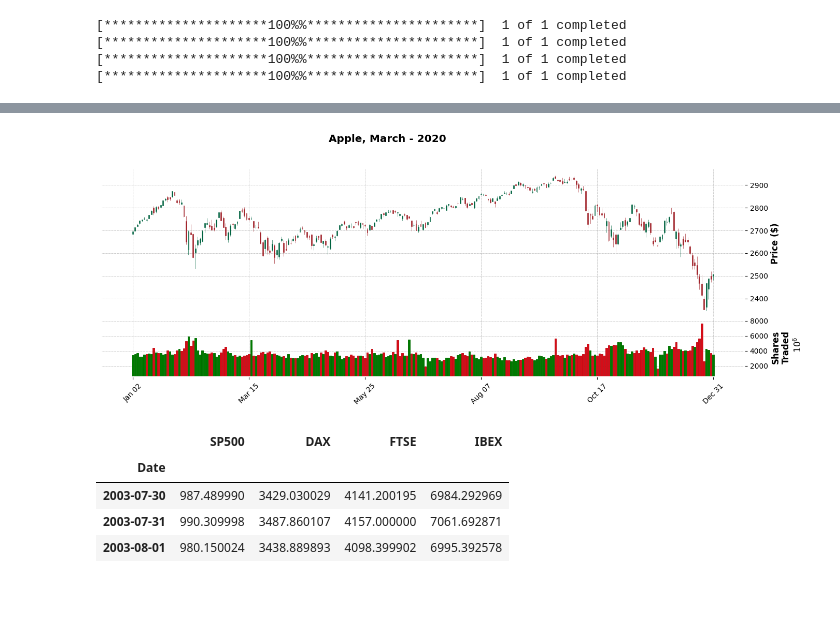
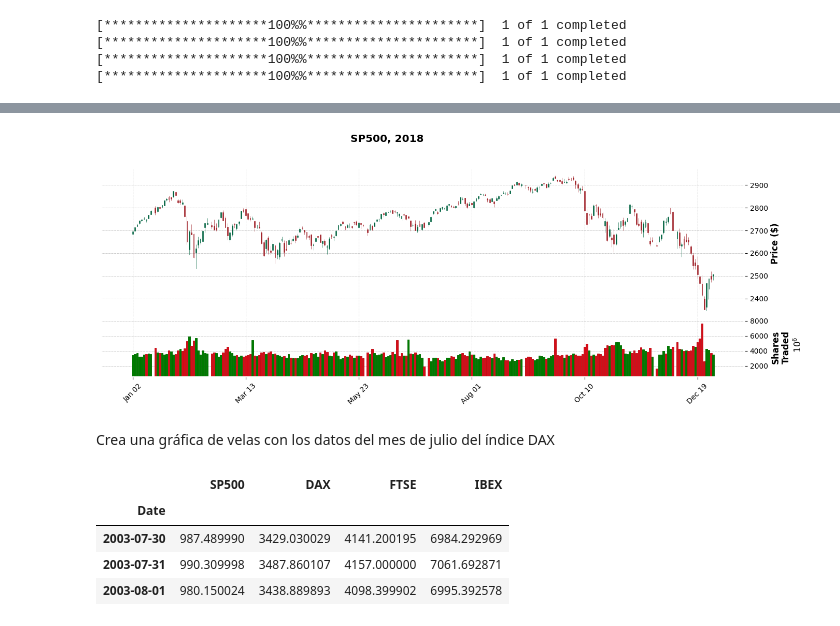
Before and after one commit to alfonso-santos/Intro-Python-Finanzas-2023, a Jupyter notebook: 7_Analisis_Info_Bolsa/7_1_Data_Inicio.ipynb, the cells around one changed output, grey strips where cells are left out. Cells and saved outputs as stored; diff of their text form; code cells hidden in the pictures; blank space fills up the shorter version.

```diff
--- a/7_Analisis_Info_Bolsa/7_1_Data_Inicio.ipynb
+++ b/7_Analisis_Info_Bolsa/7_1_Data_Inicio.ipynb
@@ -74,0 +47,7 @@ import mplfinance as mpf
+# %%
+indices_dic = {'sp500': '^GSPC',
+               'dax': '^GDAXI',
+               'ftse': '^FTSE',
+               'ibex': '^IBEX'}
+# %%
+precios_OHLC = yf.download(list(indices_dic.values()), start='2003-07-30', end='2019-05-15')
@@ -74,0 +65,9 @@ import mplfinance as mpf
+# %%
+sp500_OHLC = pd.DataFrame({
+    'Open': precios_OHLC['Open'][indices_dic['sp500']],
+    'High': precios_OHLC['High'][indices_dic['sp500']],
+    'Low': precios_OHLC['Low'][indices_dic['sp500']],
+    'Close': precios_OHLC['Close'][indices_dic['sp500']],
+    'Adj Close': precios_OHLC['Adj Close'][indices_dic['sp500']],
+    'Volume': precios_OHLC['Volume'][indices_dic['sp500']]
+})
@@ -75,13 +81,13 @@ import mplfinance as mpf
 # %%
 mpf.plot(
-            sp500.loc['2018'],
+            sp500_OHLC.loc['2018'],
             type='candle',
             style='charles',
-            title='Apple, March - 2020',
+            title='SP500, 2018',
             ylabel='Price ($)',
             volume=True,
             ylabel_lower='Shares\nTraded',
             figratio=(30, 10),
             )
 # %% [output]
-[figure, old version]
+[figure, new version]
@@ -95,3 +94,5 @@ precios_df = pd.DataFrame({
+# %% [markdown]
+Crea una gráfica de velas con los datos del mes de julio del índice DAX
 # %%
 precios_df.head(3)
 # %% [output]
```
Also changed, not shown: parts of 21 cells of this notebook.
